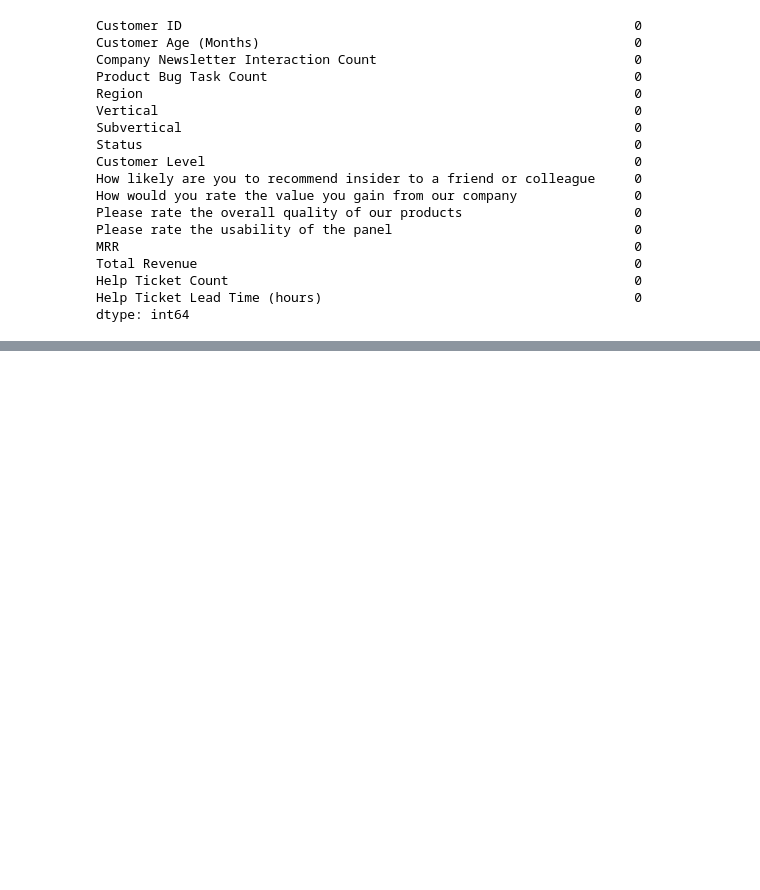
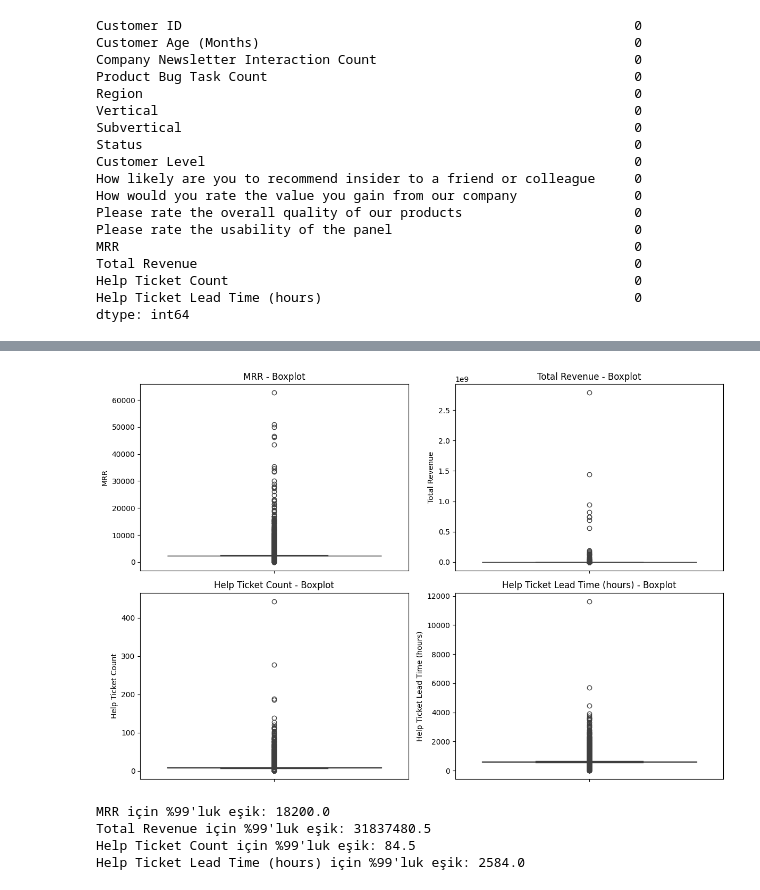
Before and after one commit to yahocan/hacettepeaidatathon2024, a Jupyter notebook: datathon.ipynb, the cells around one changed output, grey strips where cells are left out. Cells and saved outputs as stored; diff of their text form; code cells hidden in the pictures; blank space fills up the shorter version.

```diff
--- a/datathon.ipynb
+++ b/datathon.ipynb
@@ -183,0 +238,27 @@ dtype: int64
+# %%
+plt.figure(figsize=(12, 8))
+numeric_columns = ["MRR", "Total Revenue", "Help Ticket Count", "Help Ticket Lead Time (hours)"]
+
+for i, col in enumerate(numeric_columns, 1):
+    plt.subplot(2, 2, i)
+    sns.boxplot(y=merged_df[col])
+    plt.title(f"{col} - Boxplot")
+
+plt.tight_layout()
+plt.show()
+# %% [output]
+[figure, added]
+# %%
+outlier_thresholds = {}
+
+numeric_columns = ["MRR", "Total Revenue", "Help Ticket Count", "Help Ticket Lead Time (hours)"]
+
+for col in numeric_columns:
+    q99 = merged_df[col].quantile(0.99)
+    outlier_thresholds[col] = q99
+    print(f"{col} için %99'luk eşik: {q99}")
+# %% [output]
+MRR için %99'luk eşik: 18200.0
+Total Revenue için %99'luk eşik: 31837480.5
+Help Ticket Count için %99'luk eşik: 84.5
+Help Ticket Lead Time (hours) için %99'luk eşik: 2584.0
```
Also changed, not shown: parts of 13 cells of this notebook.
